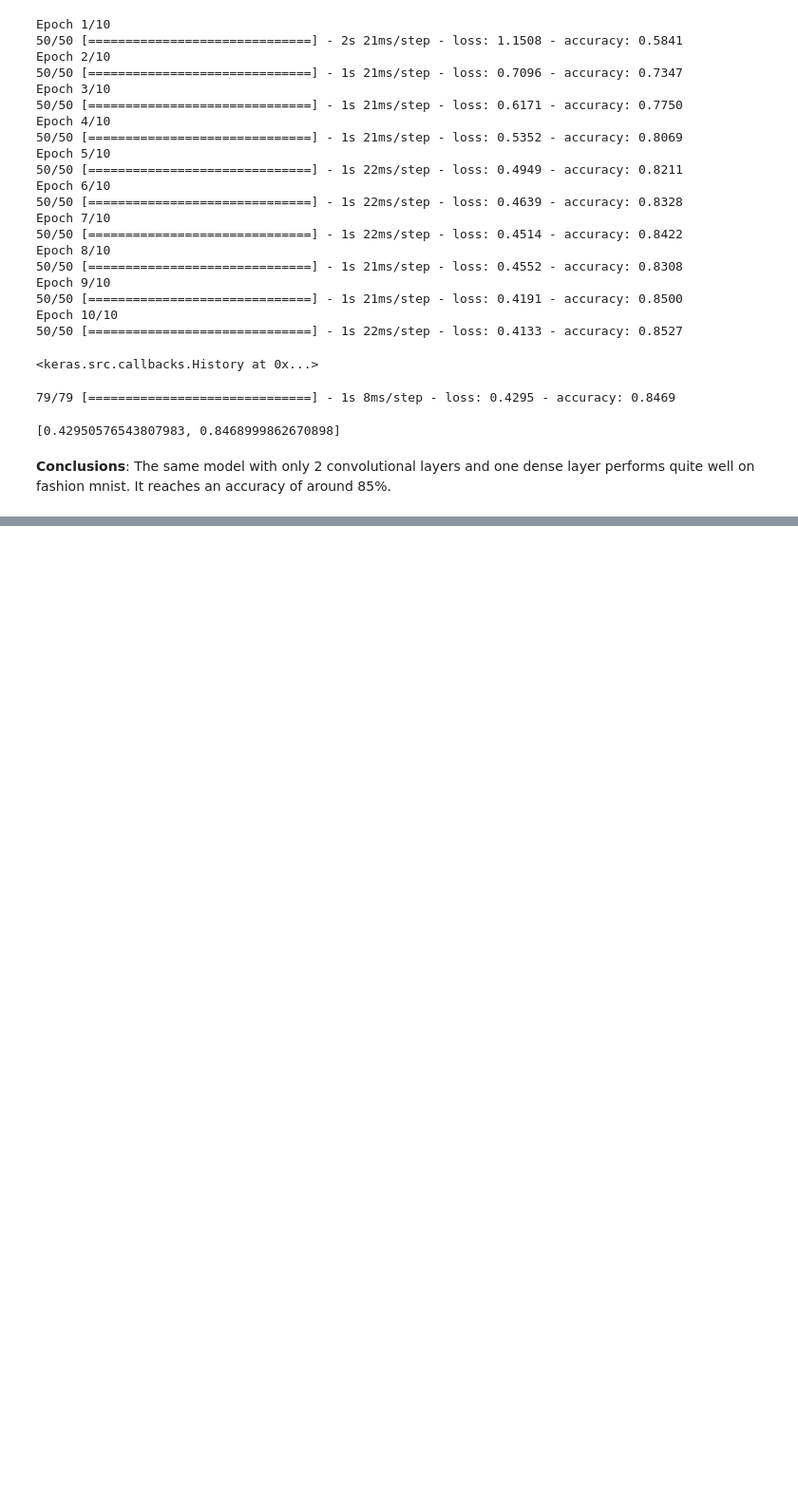
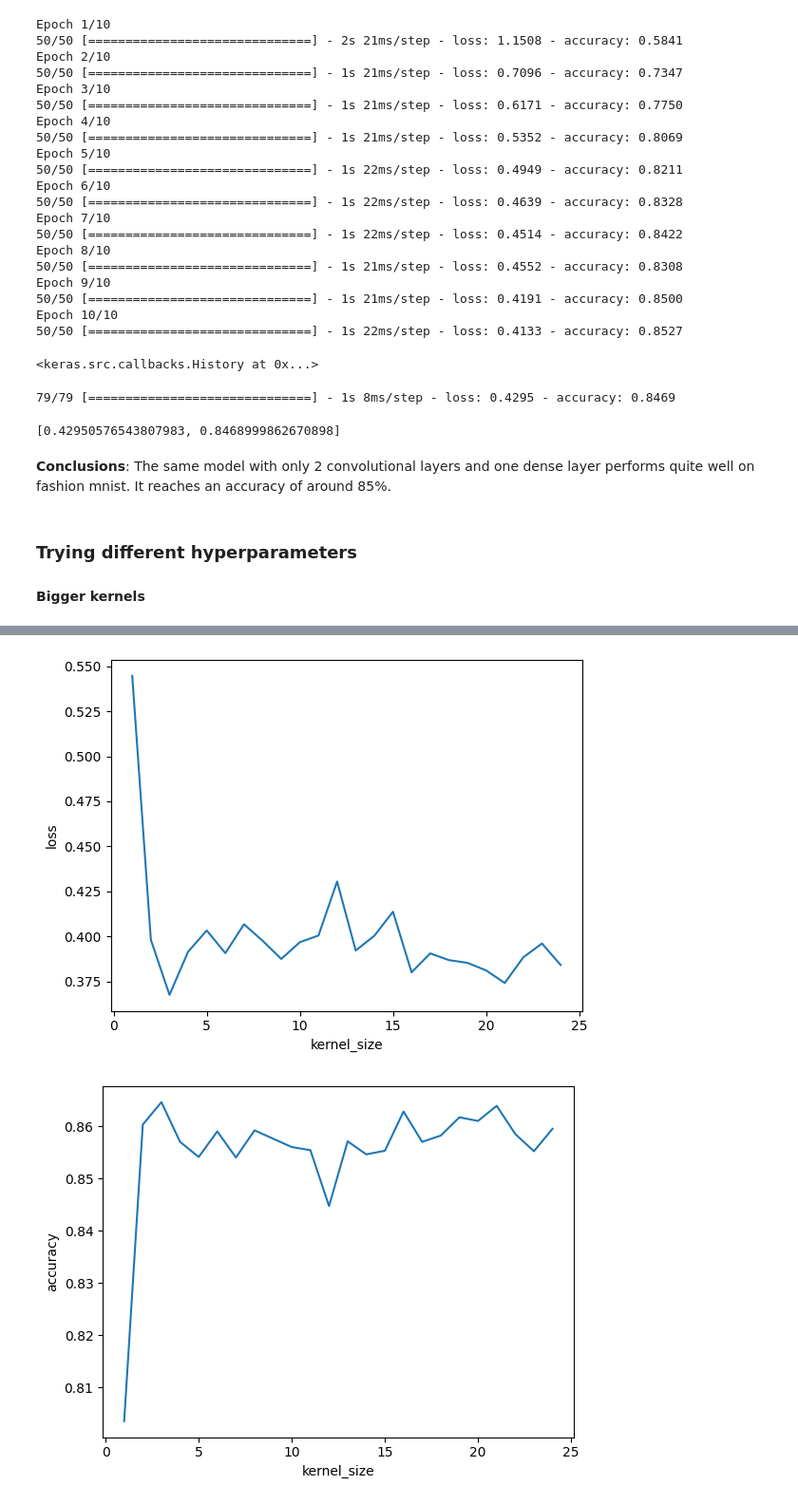
Before and after one commit to philippreinig/idl, a Jupyter notebook: assignments_3/a03_abremer_preinig.ipynb, the cells around one changed output, grey strips where cells are left out. Shown: that part at 95% size. Drawn from its saved outputs; the diff is of its cells as text; code cells hidden in the pictures; blank space fills up the shorter version.

```diff
--- a/assignments_3/a03_abremer_preinig.ipynb
+++ b/assignments_3/a03_abremer_preinig.ipynb
@@ -45,7 +55,7 @@ model.compile(optimizer='adam',
               loss=tf.keras.losses.SparseCategoricalCrossentropy(from_logits=True),
               metrics=['accuracy'])
 # %%
-model.fit(x=train_data, epochs=10, steps_per_epoch=50)
+model.fit(train_data, epochs=10, steps_per_epoch=50)
 # %% [output]
 Epoch 1/10
 50/50 [==============================] - 2s 29ms/step - loss: 0.9006 - accuracy: 0.7511
@@ -121,7 +122,7 @@ Downloading data from https://storage.googleapis.com/tensorflow/tf-keras-dataset
 # %%
 # run the cell where the previous model is defined and compiled
 # then run this cell to train on fashion mnist
-model.fit(x=train_data, epochs=10, steps_per_epoch=50)
+model.fit(train_data, epochs=10, steps_per_epoch=50)
 # %% [output]
 Epoch 1/10
 50/50 [==============================] - 2s 21ms/step - loss: 1.1508 - accuracy: 0.5841
@@ -152,3 +153,41 @@ model.evaluate(test_data)
 # %% [markdown]
 **Conclusions**:
 The same model with only 2 convolutional layers and one dense layer performs quite well on fashion mnist. It reaches an accuracy of around 85%.
+# %% [markdown]
+### Trying different hyperparameters
+#### Bigger kernels
+# %%
+losses = []
+accs = []
+kernel_sizes = range(1,25,1)
+
+for ks in kernel_sizes:
+    model = keras.Sequential([
+        layers.Conv2D(filters=16, kernel_size=ks, padding="same", activation="relu"),
+        layers.MaxPooling2D(),
+        layers.Conv2D(filters=32, kernel_size=ks, padding="same", activation="relu"),
+        layers.MaxPooling2D(),
+        layers.Flatten(),
+        layers.Dense(units=128, activation="relu"),
+        layers.Dense(units=10)
+    ], name="simple_conv")
+
+    model.compile(optimizer='adam',
+                  loss=tf.keras.losses.SparseCategoricalCrossentropy(from_logits=True),
+                  metrics=['accuracy'])
+
+    model.fit(train_data, epochs=10, steps_per_epoch=50, verbose=0)
+    loss, acc = model.evaluate(test_data)
+    losses.append(loss)
+    accs.append(acc)
+
+plt.plot(kernel_sizes, losses)
+plt.xlabel('kernel_size')
+plt.ylabel('loss')
+plt.show()
+
+plt.plot(kernel_sizes, accs)
+plt.xlabel('kernel_size')
+plt.ylabel('accuracy')
+plt.show()
+# %% [output]
@@ -154,0 +211,2 @@ The same model with only 2 convolutional layers and one dense layer performs qui
+[figure, added]
+[figure, added]
```
Also changed, not shown: parts of 12 cells of this notebook.
